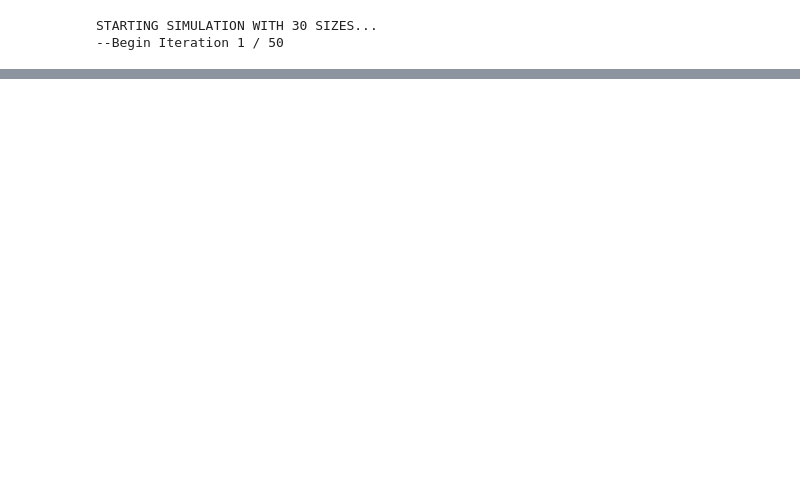
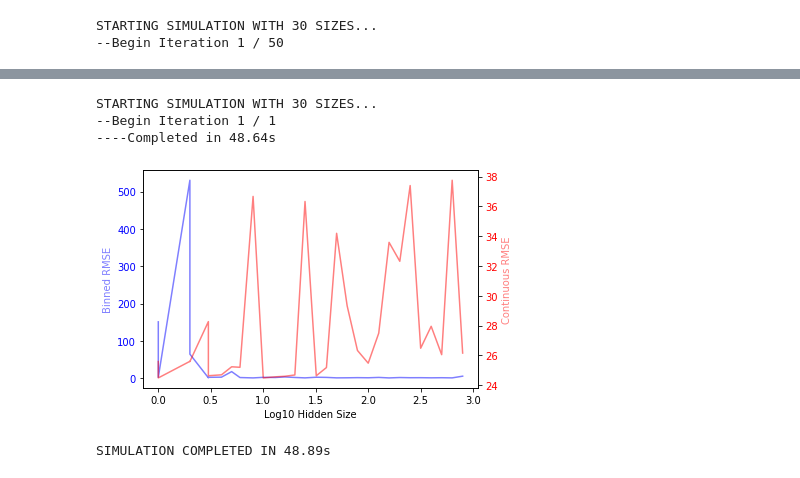
Before and after one commit to bcnalley/STAT-6810, a Jupyter notebook: final_project_code.ipynb, the cells around one changed output, grey strips where cells are left out. Saved outputs shown, nothing was run; the diff lists cells and outputs as text; code cells hidden in the pictures; blank space fills up the shorter version.

```diff
--- a/final_project_code.ipynb
+++ b/final_project_code.ipynb
@@ -228,0 +296,9 @@ STARTING SIMULATION WITH 30 SIZES...
+# %%
+hidden = [round(10**x) for x in np.arange(0, 3, 0.1)]
+run_simulation(MC = 1, hidden_sizes=hidden, epochs=50)
+# %% [output]
+STARTING SIMULATION WITH 30 SIZES...
+--Begin Iteration 1 / 1
+----Completed in 48.64s
+[figure, added]
+SIMULATION COMPLETED IN 48.89s
```
Also changed, not shown: parts of 10 cells of this notebook.
